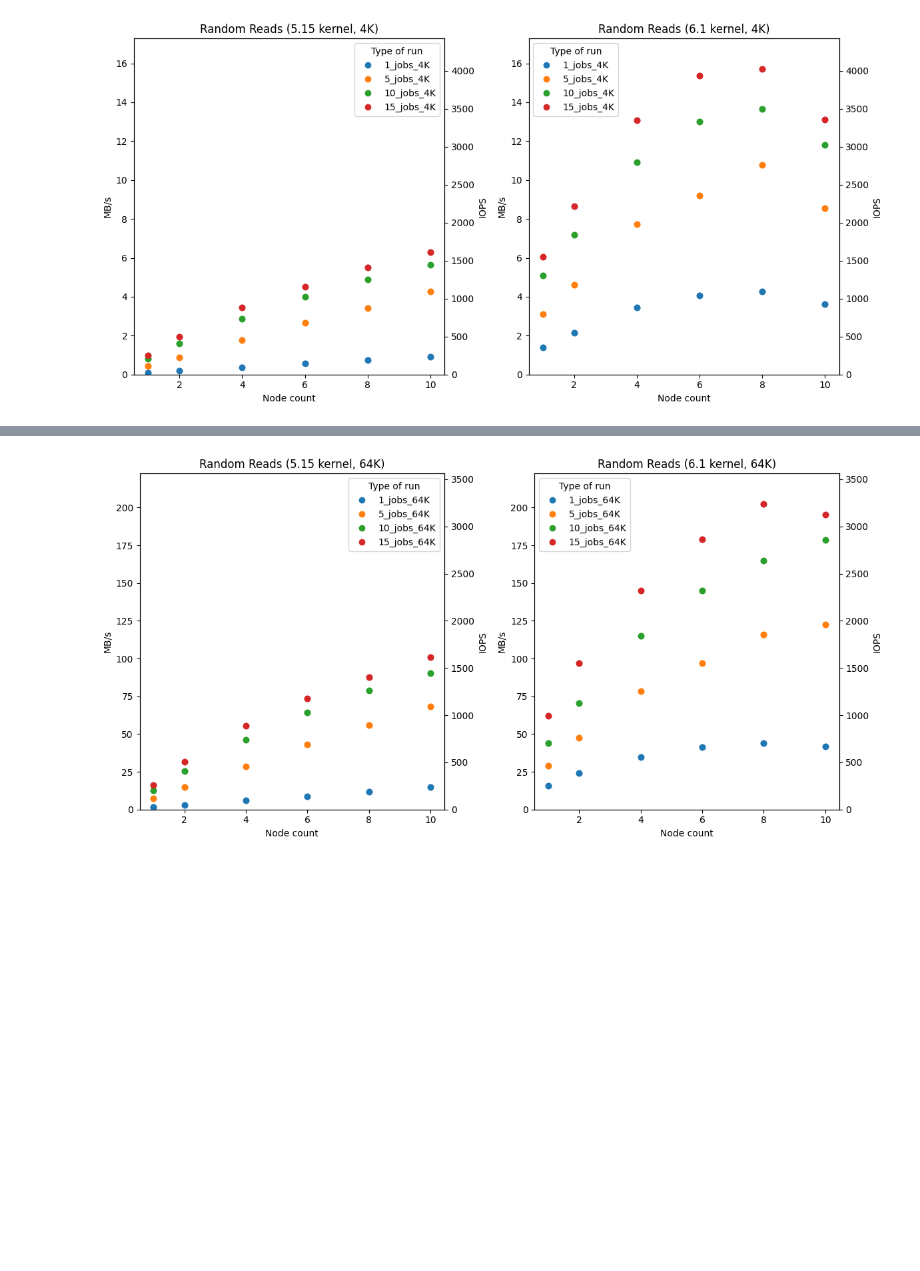
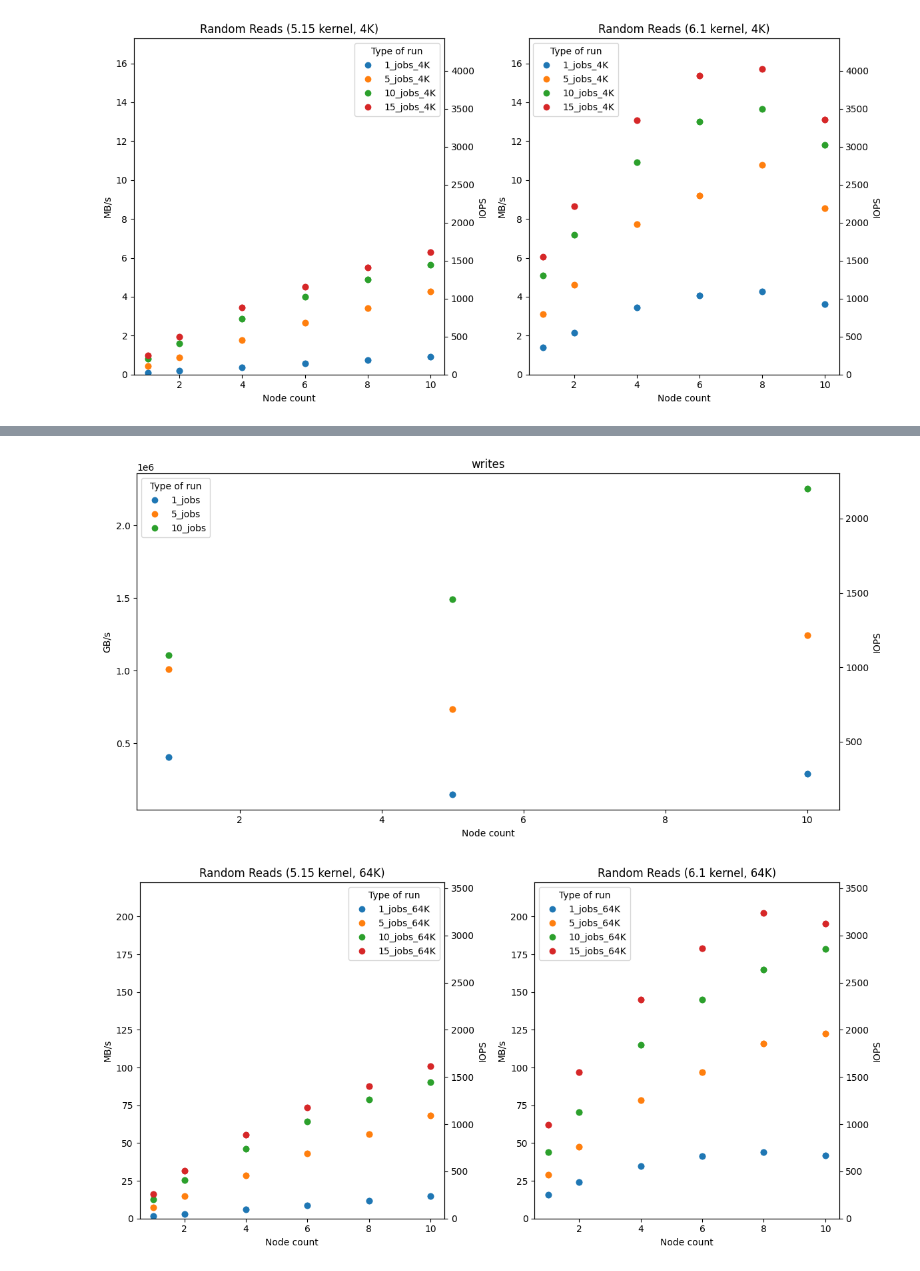
Before and after one commit to flatironinstitute/PyBenchFramework, a Jupyter notebook: miscellaneous/older_vs_newer_kernel.ipynb, the cells around one changed output, grey strips where cells are left out. Cells and saved outputs as stored; diff of their text form; code cells hidden in the pictures; blank space fills up the shorter version.

Commit message:
added method for parsing and plotting serverless runs from FIO

```diff
--- a/miscellaneous/older_vs_newer_kernel.ipynb
+++ b/miscellaneous/older_vs_newer_kernel.ipynb
@@ -135,0 +197,8 @@ Comparison Table between 5.15 kernel and 6.1 kernel:
+# %%
+data
+#sorted_data = OrderedDict(sorted(data.items()))
+sorted_data = {k: v for k, v in sorted(data.items(), key=lambda item: item[0])}
+for key in sorted_data:
+    sorted_data[key] = sorted(sorted_data[key], key=lambda x: x[0])
+
+print(sorted_data)
@@ -136,3 +260,31 @@ Comparison Table between 5.15 kernel and 6.1 kernel:
+# %%
+# Plotting the data
+fig, ax1 = plt.subplots(figsize=(12, 6))
+
+#color_bw = 'tab:blue'
+#color_iops = 'tab:red'
+
+ax2 = ax1.twinx()
+#print(len(nodes_list))
+# Plot Total bw and Total iops
+for i in range(len(nodes_list)):
+    ax1.plot(nodes_list[i], bw_list[i], 'o', label=f'{processor_counts[i]}_jobs')
+    ax2.plot(nodes_list[i], iops_list[i], 'o', label=f'{processor_counts[i]}_jobs')
+#for key, values in sorted_data.items():
+#    ax1.plot([item[0] for item in values], [item[2]/1024**2 for item in values], 'o', label=f"{[item[1] for item in values]}")
+#    ax2.plot([item[0] for item in values], [item[3] for item in values], 'o', label=f"{[item[1] for item in values]}")
+
+ax2.set_ylabel("IOPS")
+ax1.set_xlabel('Node count')
+ax1.set_ylabel('GB/s')
+ax1.set_title('writes')
+ax1.legend(title='Type of run')
+plt.xticks(rotation=45)
+
+plt.tight_layout()
+plt.show()
+# %% [output]
+[figure, added]
 # %%
 from plot_plus_new_parse_func import load_json_files
 from plot_plus_new_parse_func import plot_data, parse_data
```
Also changed, not shown: parts of 5 cells of this notebook.
